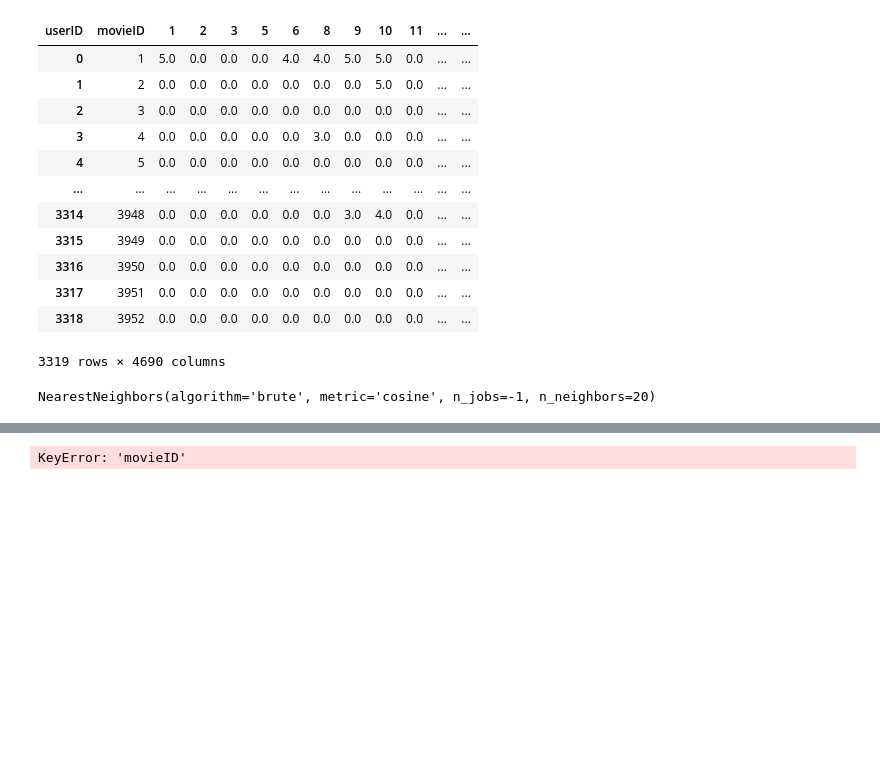
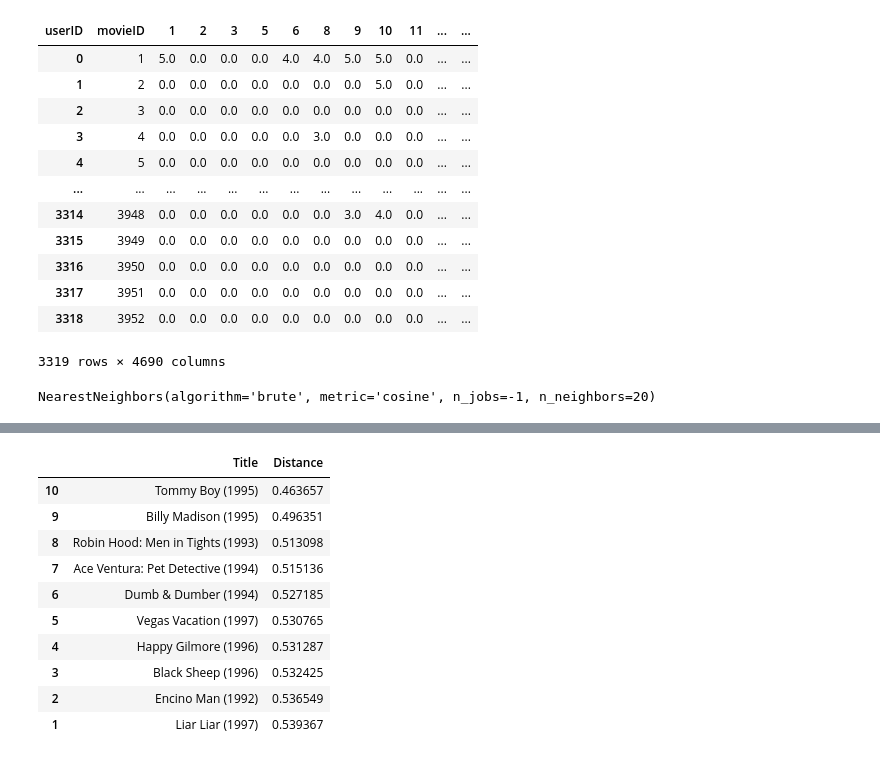
Before and after one commit to jeffdavidson343/movie_reccomendation_project, a Jupyter notebook: recomendation.ipynb, the cells around one changed output, grey strips where cells are left out. Cells and saved outputs as stored; diff of their text form; code cells hidden in the pictures; blank space fills up the shorter version.

```diff
--- a/recomendation.ipynb
+++ b/recomendation.ipynb
@@ -153,16 +153,17 @@ def get_movie_recommendation(movie_name):
     n_movies_to_reccomend = 10
     movie_list = movies[movies['title'].str.contains(movie_name)]
     if len(movie_list):
-        movie_idx= movie_list.iloc[0]['movieID']
+        movie_idx= movie_list.iloc[0]['moveID']
         movie_idx = df[df['movieID'] == movie_idx].index[0]
         distances , indices = knn.kneighbors(data[movie_idx],n_neighbors=n_movies_to_reccomend+1)
         rec_movie_indices = sorted(list(zip(indices.squeeze().tolist(),distances.squeeze().tolist())),key=lambda x: x[1])[:0:-1]
         recommend_frame = []
         for val in rec_movie_indices:
-            movie_idx = DF.iloc[val[0]]['movieID']
-            idx = movies[movies['movieID'] == movie_idx].index
+            movie_idx = df.iloc[val[0]]['movieID']
+            idx = movies[movies['moveID'] == movie_idx].index
             recommend_frame.append({'Title':movies.iloc[idx]['title'].values[0],'Distance':val[1]})
         df2 = pd.DataFrame(recommend_frame,index=range(1,n_movies_to_reccomend+1))
+        df2 = df2.sort_values(by="Distance", ascending=True)
         return df2
     else:
         return "No movies found. Please check your input"
@@ -172,4 +170,14 @@ NameError: name 'movie_idx' is not defined
-# %%
-get_movie_recommendation("Toy Story")
-# %% [output]
-KeyError: 'movieID'
+# %%
+get_movie_recommendation("Waterboy")
+# %% [output]
+|  | Title | Distance |
+| 10 | Tommy Boy (1995) | 0.463657 |
+| 9 | Billy Madison (1995) | 0.496351 |
+| 8 | Robin Hood: Men in Tights (1993) | 0.513098 |
+| 7 | Ace Ventura: Pet Detective (1994) | 0.515136 |
+| 6 | Dumb & Dumber (1994) | 0.527185 |
+| 5 | Vegas Vacation (1997) | 0.530765 |
+| 4 | Happy Gilmore (1996) | 0.531287 |
+| 3 | Black Sheep (1996) | 0.532425 |
+| 2 | Encino Man (1992) | 0.536549 |
+| 1 | Liar Liar (1997) | 0.539367 |
```
Also changed, not shown: parts of 1 cell of this notebook.
